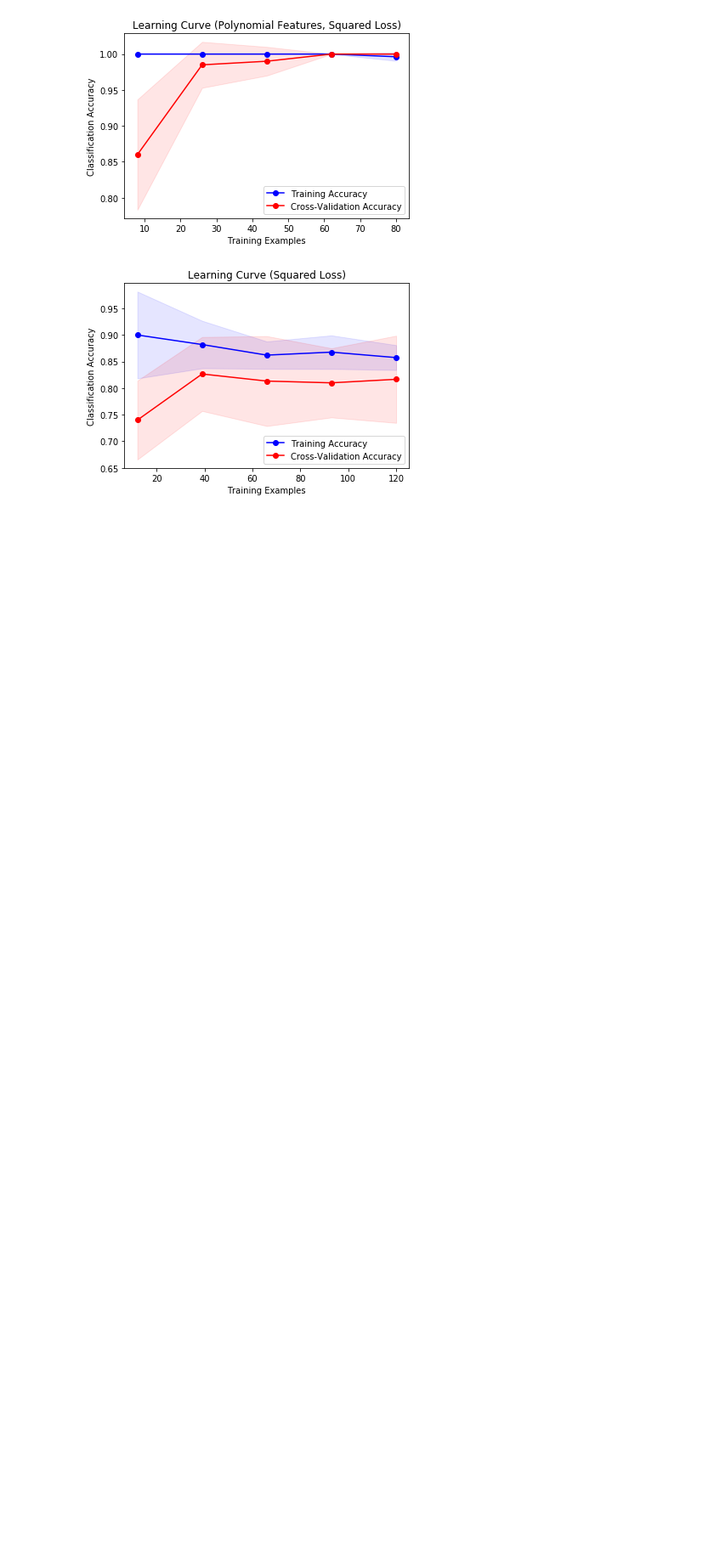
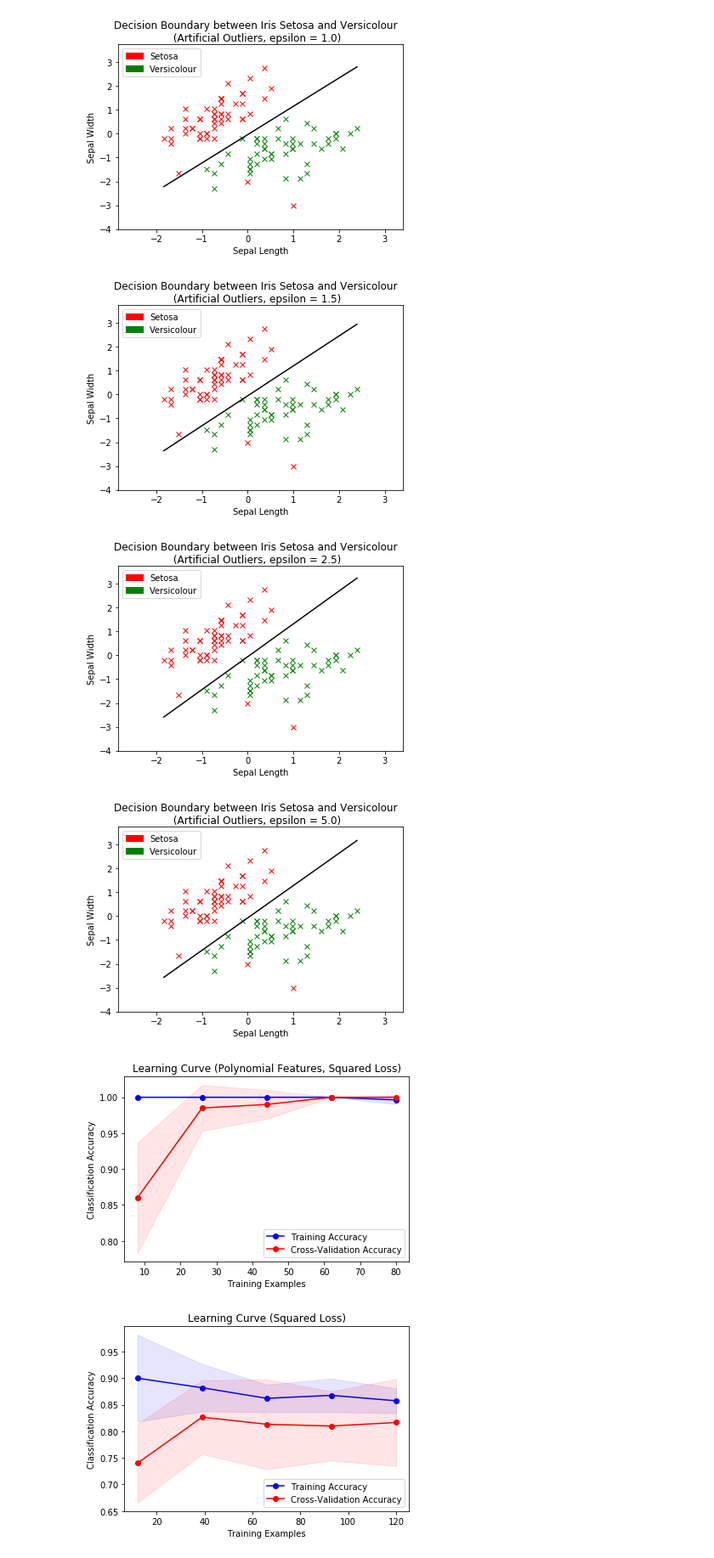
Before and after one commit to ycheng14799/MLProgrammingAssignmentWeek3, a Jupyter notebook: LinearClassifierVersion.ipynb, the cells around one changed output. Shown at 85% size. Saved outputs shown, nothing was run; the diff lists cells and outputs as text; code cells hidden in the pictures; blank space fills up the shorter version.

```diff
--- a/LinearClassifierVersion.ipynb
+++ b/LinearClassifierVersion.ipynb
@@ -296,3 +312,24 @@ Text(0.5,1,'Weights against Lamba (L2 Regularization, Iris Setosa and Versicolou
+# %%
+# Effects of huber loss while varying epsilon
+# With artificial outliers
+XRedWithArtificial = np.append(scaledXRed,\
+        [[0,-2],[1,-3]],axis=0)
+yRedWithArtificial = np.append(yRed,[0,0])
+
+# epsilons already defined
+for i in range(0, len(epsilons)):
+    huberEst = SGDClassifier(loss="huber", penalty="none",\
+        max_iter=1000, shuffle=True, tol=None, learning_rate="constant",\
+        eta0=0.01, epsilon=epsilons[i])
+    huberEst.fit(XRedWithArtificial, yRedWithArtificial)
+    plotDecisionBinary(huberEst, XRedWithArtificial[:,0],\
+        XRedWithArtificial[:,1], yRedWithArtificial, "Sepal Length", "Sepal Width",\
+        "Decision Boundary between Iris Setosa and Versicolour\n (Artificial Outliers, epsilon = " + str(epsilons[i]) + ")")
+# %% [output]
+[figure, added]
+[figure, added]
+[figure, added]
+[figure, added]
 # %%
 # Polynomial Feature Expansion (Reduced Model)
 polyRed = PolynomialFeatures(2)
```
Also changed, not shown: parts of 21 cells of this notebook, 6 other files.
